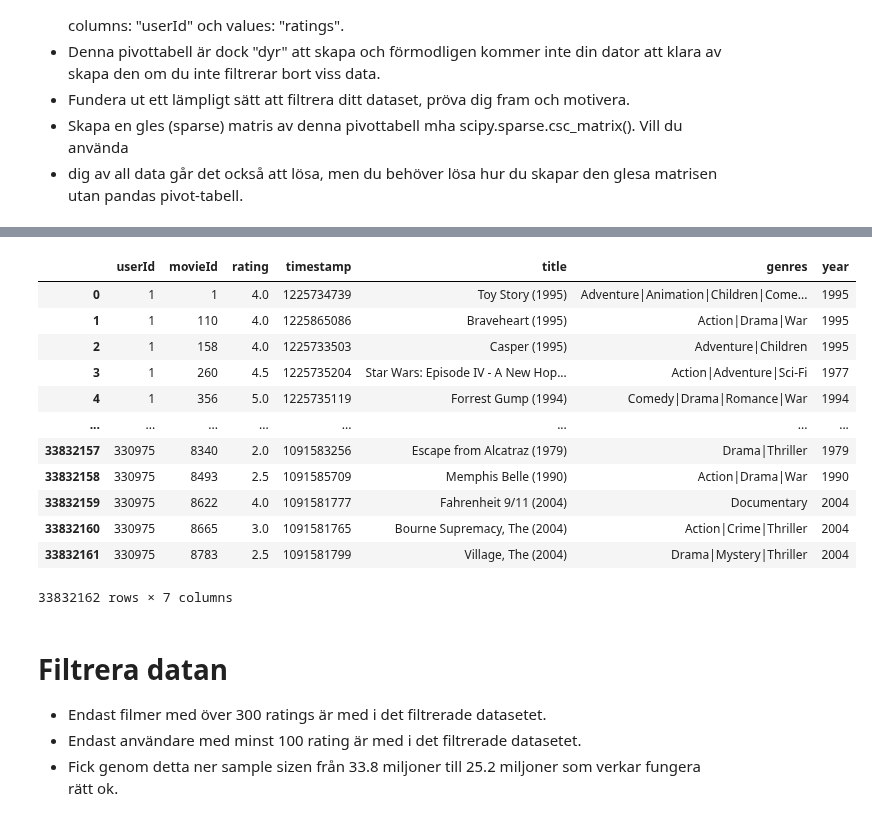
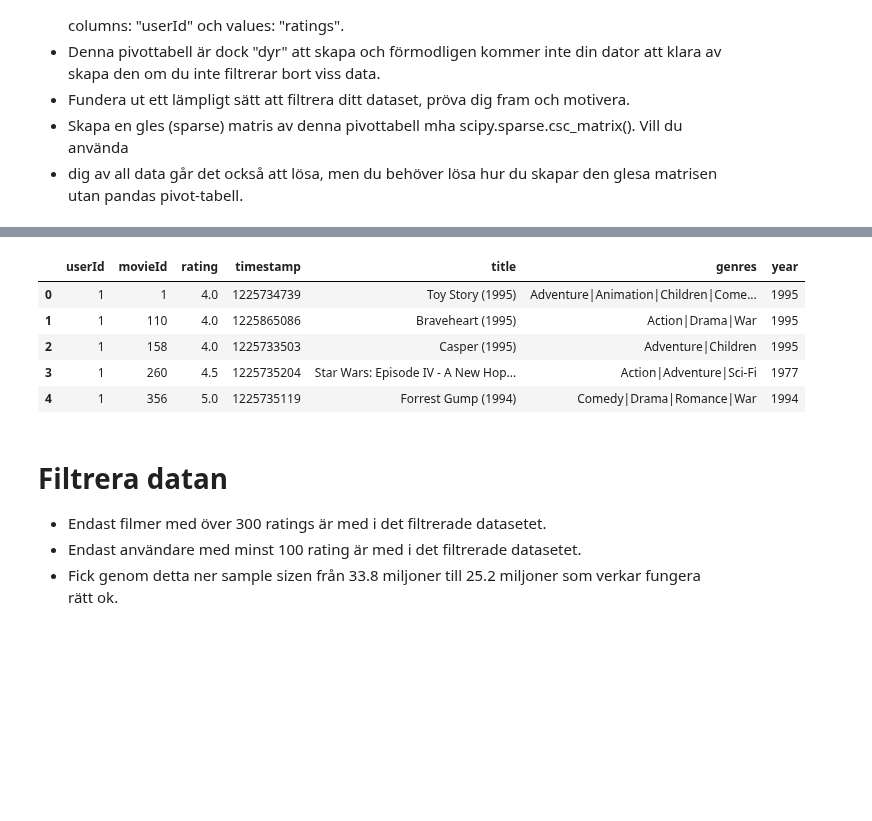
Before and after one commit to Utjiman/AI-Richard-Boden-OPA23, a Jupyter notebook: labs/Labb_1.ipynb, the cells around one changed output, grey strips where cells are left out. Cells and saved outputs as stored; diff of their text form; code cells hidden in the pictures; blank space fills up the shorter version.

```diff
--- a/labs/Labb_1.ipynb
+++ b/labs/Labb_1.ipynb
@@ -358,19 +317,12 @@ df_rating
 # %%
-df_merged
+df_merged.head()
 # %% [output]
 |  | userId | movieId | rating | timestamp | title | genres | year |
 | 0 | 1 | 1 | 4.0 | 1225734739 | Toy Story (1995) | Adventure|Animation|Children|Come... | 1995 |
 | 1 | 1 | 110 | 4.0 | 1225865086 | Braveheart (1995) | Action|Drama|War | 1995 |
 | 2 | 1 | 158 | 4.0 | 1225733503 | Casper (1995) | Adventure|Children | 1995 |
 | 3 | 1 | 260 | 4.5 | 1225735204 | Star Wars: Episode IV - A New Hop... | Action|Adventure|Sci-Fi | 1977 |
 | 4 | 1 | 356 | 5.0 | 1225735119 | Forrest Gump (1994) | Comedy|Drama|Romance|War | 1994 |
-| ... | ... | ... | ... | ... | ... | ... | ... |
-| 33832157 | 330975 | 8340 | 2.0 | 1091583256 | Escape from Alcatraz (1979) | Drama|Thriller | 1979 |
-| 33832158 | 330975 | 8493 | 2.5 | 1091585709 | Memphis Belle (1990) | Action|Drama|War | 1990 |
-| 33832159 | 330975 | 8622 | 4.0 | 1091581777 | Fahrenheit 9/11 (2004) | Documentary | 2004 |
-| 33832160 | 330975 | 8665 | 3.0 | 1091581765 | Bourne Supremacy, The (2004) | Action|Crime|Thriller | 2004 |
-| 33832161 | 330975 | 8783 | 2.5 | 1091581799 | Village, The (2004) | Drama|Mystery|Thriller | 2004 |
-33832162 rows × 7 columns
 # %% [markdown]
 # Filtrera datan
 
```
Also changed, not shown: parts of 19 cells of this notebook.
